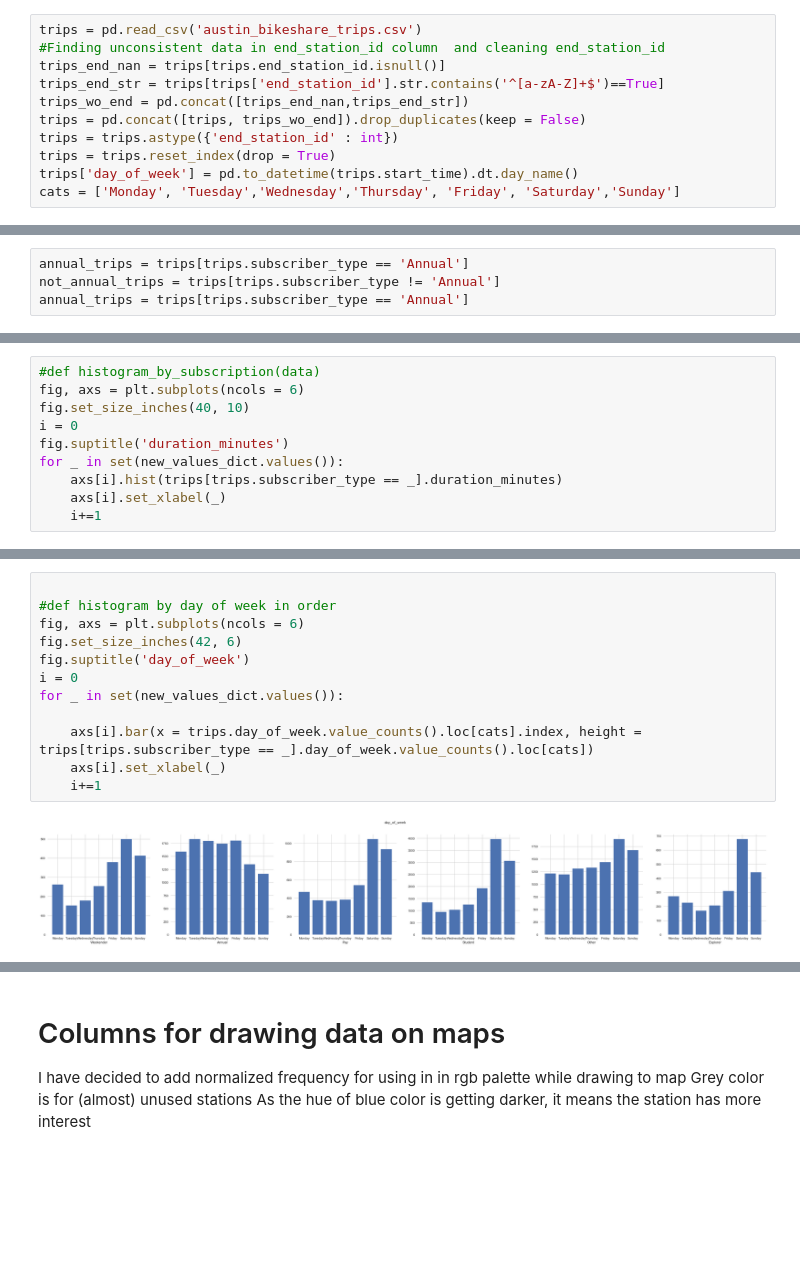
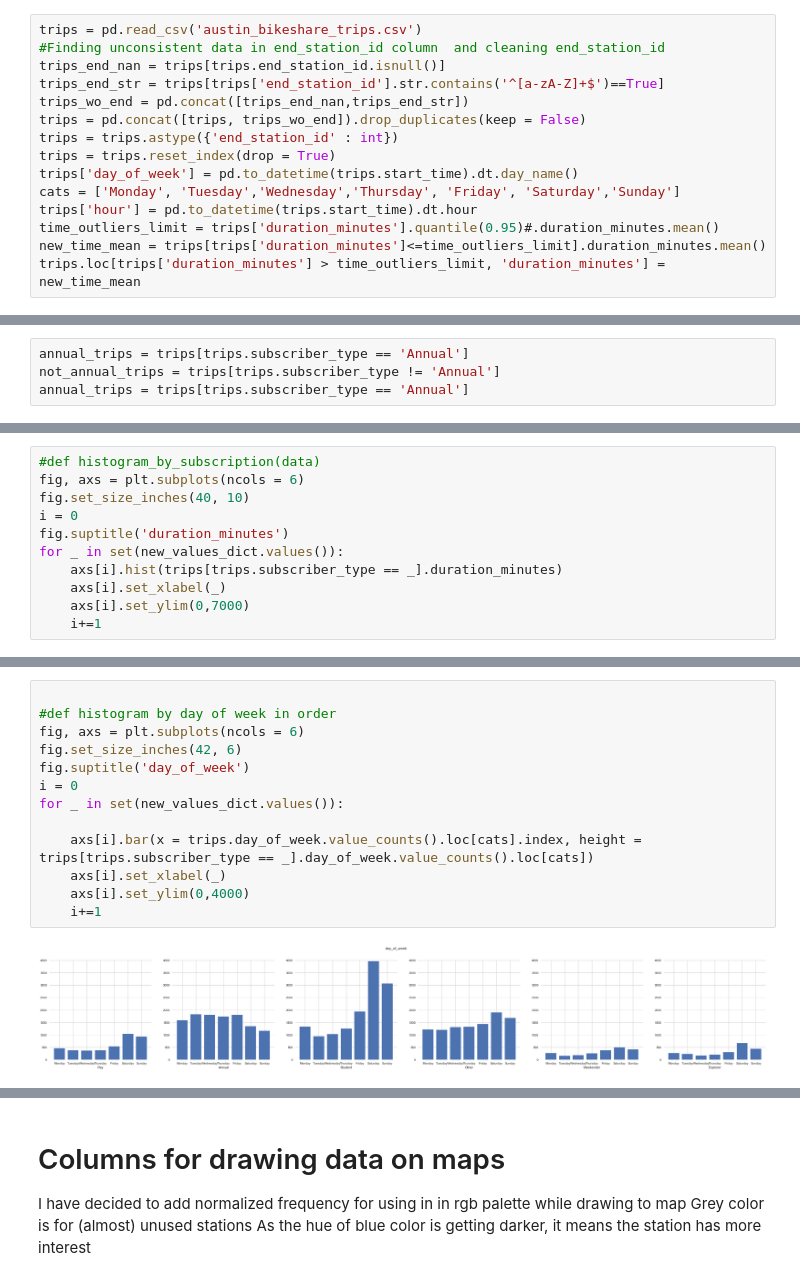
Before and after one commit to yaaqbp/austin_bikeshare, a Jupyter notebook: austin_bikeshare_project.ipynb, the cells around one changed output, grey strips where cells are left out. Cells and saved outputs as stored; diff of their text form; blank space fills up the shorter version.

Commit message:
added hist for hour of day and annual/not annual, added same renge in similar hists to compare these

```diff
--- a/austin_bikeshare_project.ipynb
+++ b/austin_bikeshare_project.ipynb
@@ -81,6 +81,10 @@ trips = trips.astype({'end_station_id' : int})
 trips = trips.reset_index(drop = True)
 trips['day_of_week'] = pd.to_datetime(trips.start_time).dt.day_name()
 cats = ['Monday', 'Tuesday','Wednesday','Thursday', 'Friday', 'Saturday','Sunday']
+trips['hour'] = pd.to_datetime(trips.start_time).dt.hour
+time_outliers_limit = trips['duration_minutes'].quantile(0.95)#.duration_minutes.mean()
+new_time_mean = trips[trips['duration_minutes']<=time_outliers_limit].duration_minutes.mean()
+trips.loc[trips['duration_minutes'] > time_outliers_limit, 'duration_minutes'] = new_time_mean
 # %%
 old_ids = pd.concat([trips.start_station_id, trips.end_station_id, stations.station_id])
 old_ids = old_ids.drop_duplicates().sort_values().reset_index(drop=True)
@@ -255,5 +256,6 @@ fig.suptitle('duration_minutes')
 for _ in set(new_values_dict.values()):
     axs[i].hist(trips[trips.subscriber_type == _].duration_minutes)
     axs[i].set_xlabel(_)
+    axs[i].set_ylim(0,7000)
     i+=1
 # %% [output]
@@ -275,14 +278,15 @@ Text(0.5, 0, 'Not Annual')
 # %%
 
 #def histogram by day of week in order
 fig, axs = plt.subplots(ncols = 6)
 fig.set_size_inches(42, 6)
 fig.suptitle('day_of_week')
 i = 0
 for _ in set(new_values_dict.values()):
 
     axs[i].bar(x = trips.day_of_week.value_counts().loc[cats].index, height = trips[trips.subscriber_type == _].day_of_week.value_counts().loc[cats])
     axs[i].set_xlabel(_)
+    axs[i].set_ylim(0,4000)
     i+=1
 # %% [output]
-[figure, old version]
+[figure, new version]
```
Also changed, not shown: parts of 6 cells of this notebook.
